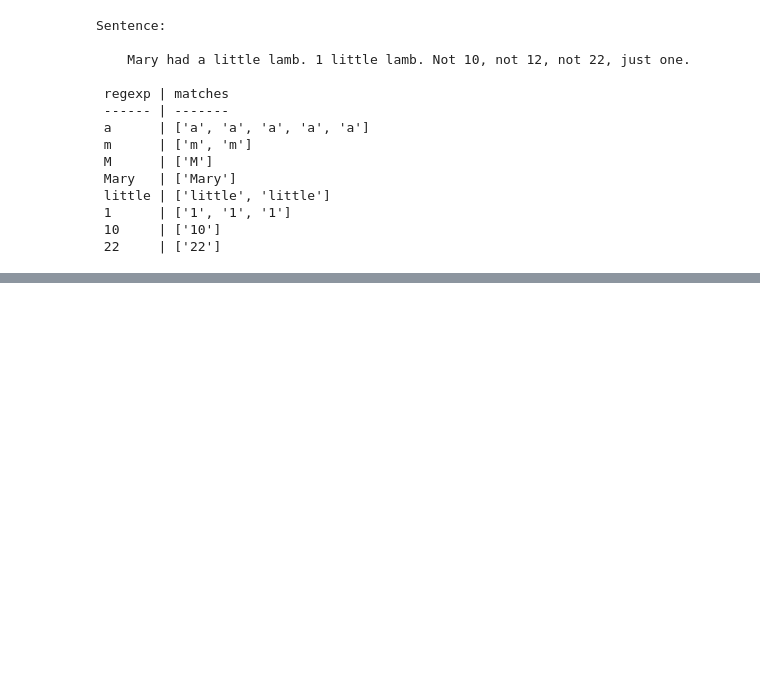
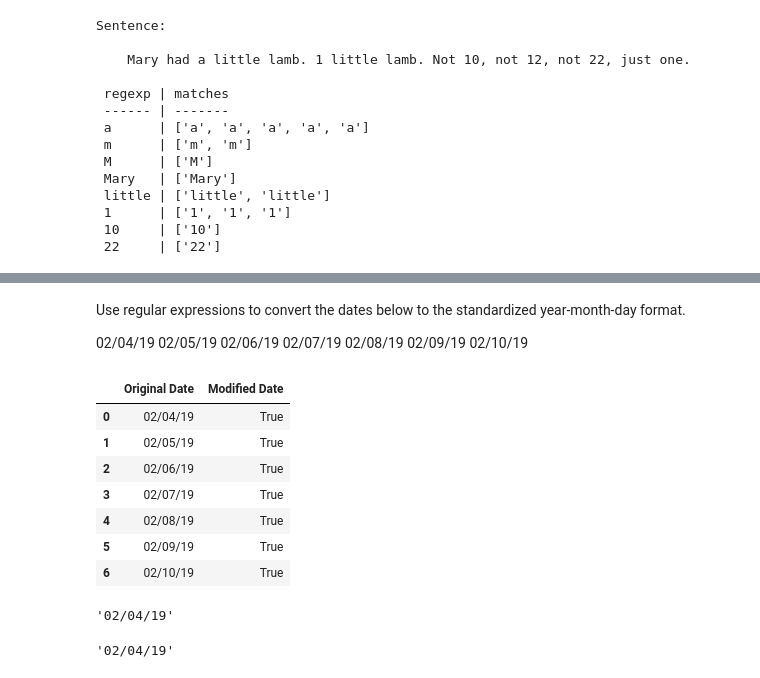
Before and after one commit to Jacqueline-A-Shay/ds-methodologies-exercises, a Jupyter notebook: NLP/regex.ipynb, the cells around one changed output, grey strips where cells are left out. Cells and saved outputs as stored; diff of their text form; code cells hidden in the pictures; blank space fills up the shorter version.

```diff
--- a/NLP/regex.ipynb
+++ b/NLP/regex.ipynb
@@ -58,0 +179,35 @@ error: bad escape (end of pattern) at position 0
+# %% [markdown]
+Use regular expressions to convert the dates below to the standardized year-month-day format.
+
+02/04/19
+02/05/19
+02/06/19
+02/07/19
+02/08/19
+02/09/19
+02/10/19
+# %%
+dates = pd.Series([
+    '02/04/19',
+    '02/05/19',
+    '02/06/19',
+    '02/07/19',
+    '02/08/19',
+    '02/09/19',
+    '02/10/19'])
+
+pattern = r'(\d{2})'
+
+pd.DataFrame({
+    'Original Date': dates,
+    'Modified Date': dates.str.match(pattern)
+})
+# %% [output]
+|  | Original Date | Modified Date |
+| 0 | 02/04/19 | True |
+| 1 | 02/05/19 | True |
+| 2 | 02/06/19 | True |
+| 3 | 02/07/19 | True |
+| 4 | 02/08/19 | True |
+| 5 | 02/09/19 | True |
+| 6 | 02/10/19 | True |
@@ -58,0 +218,9 @@ error: bad escape (end of pattern) at position 0
+# %%
+p = re.compile(r'(\d{2})x(\d{2})x(\d{2})') # for st_srt
+p.sub('$3/$2/$1', date)
+# %% [output]
+'02/04/19'
+# %%
+d
+# %% [output]
+'02/04/19'
```
Also changed, not shown: parts of 33 cells of this notebook, 1 other file.
